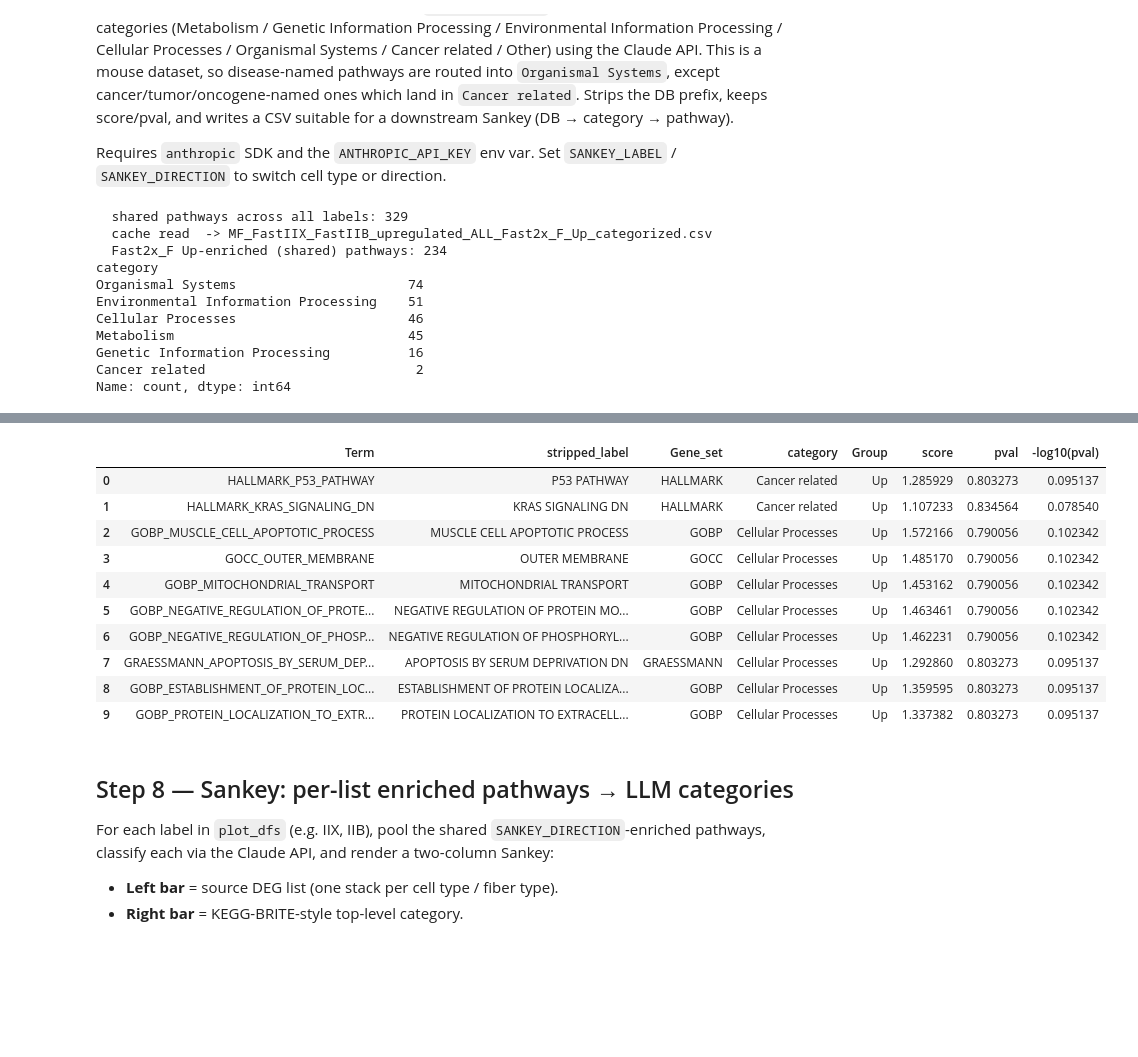
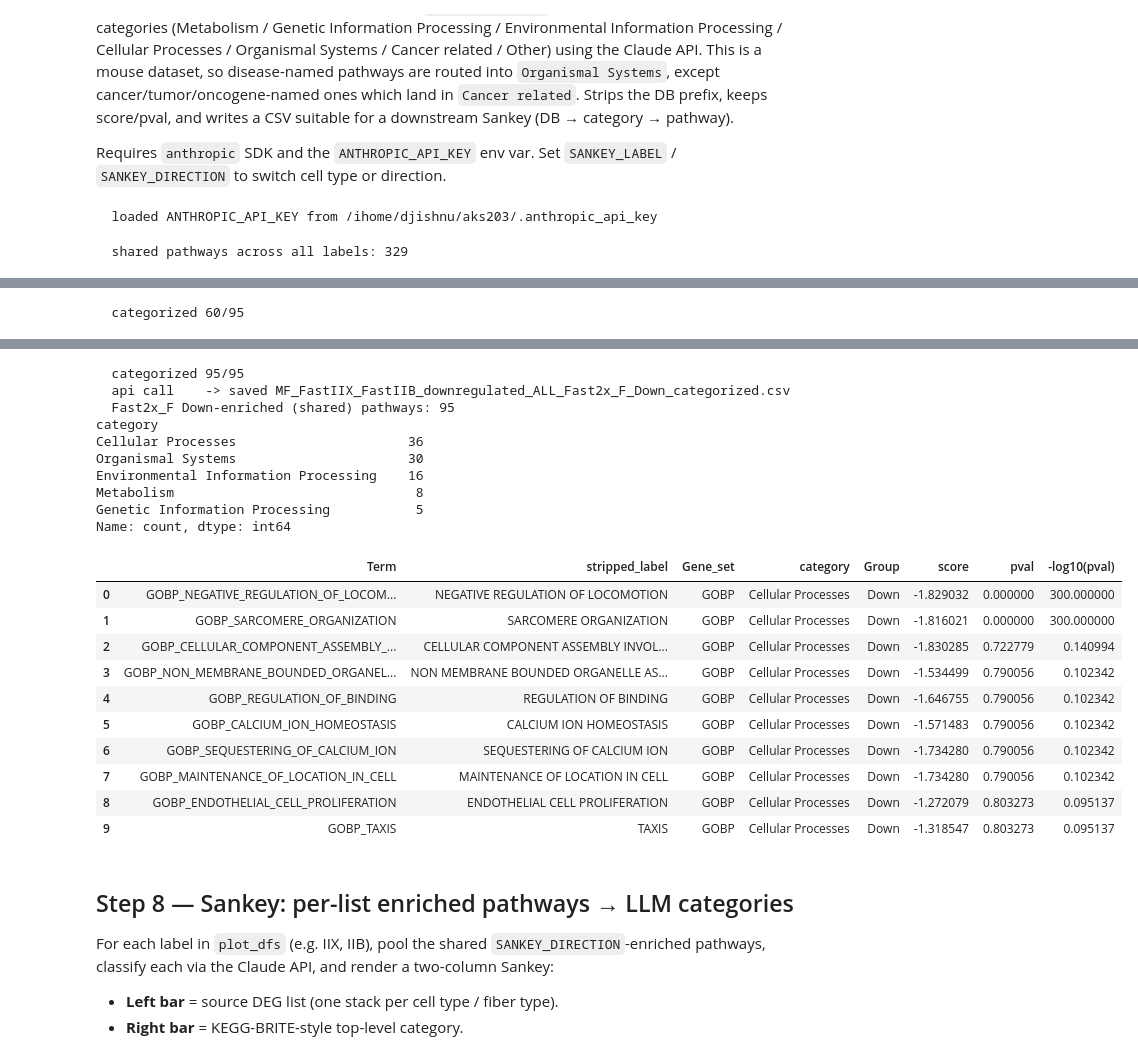
Before and after one commit to sachha-naksha/TA_muscle_ageing, a Jupyter notebook: py_scripts/3_geneset_scores/DEG_Functional_Enrichment.ipynb, the cells around one changed output, grey strips where cells are left out. Drawn from its saved outputs; the diff is of its cells as text; code cells hidden in the pictures; blank space fills up the shorter version.

```diff
--- a/py_scripts/3_geneset_scores/DEG_Functional_Enrichment.ipynb
+++ b/py_scripts/3_geneset_scores/DEG_Functional_Enrichment.ipynb
@@ -35,7 +38,7 @@ Each CSV must have:
 # Pre-ranked GSEA needs both signs to compute proper NES, so we load the
 # unfiltered Seurat DEG CSVs and pick Up / Down genes from each by avg_log2FC
 # sign based on DIRECTION_MODE. Flipping the toggle builds Up- vs Down-Sankey.
-DIRECTION_MODE = "upregulated"   # "upregulated" -> log2FC > 0, "downregulated" -> log2FC < 0
+DIRECTION_MODE = "downregulated"   # "upregulated" -> log2FC > 0, "downregulated" -> log2FC < 0
 
 SEURAT_TABLES = "/ix/djishnu/Akanksha/analysis_code/snRNA_TA_muscle_analysis/Seurat_analysis_outputs/tables"
 DEG_FILES = {
@@ -255,14 +258,16 @@ Buckets every shared, Up-direction pathway in `plot_dfs["IIX"]` into KEGG-BRITE-
 
 Requires `anthropic` SDK and the `ANTHROPIC_API_KEY` env var. Set `SANKEY_LABEL` / `SANKEY_DIRECTION` to switch cell type or direction.
 # %%
-# import os
-# from pathlib import Path
+import os
+from pathlib import Path
 
-# # Load Anthropic API key from a file outside the repo (one line, key only).
-# # Create it once: `echo "sk-ant-..." > ~/.anthropic_key && chmod 600 ~/.anthropic_key`
-# ANTHROPIC_KEY_FILE = Path("~/.anthropic_api_key").expanduser()
-# os.environ["ANTHROPIC_API_KEY"] = ANTHROPIC_KEY_FILE.read_text().strip()
-# print(f"  loaded ANTHROPIC_API_KEY from {ANTHROPIC_KEY_FILE}")
+# Load Anthropic API key from a file outside the repo (one line, key only).
+# Create it once: `echo "sk-ant-..." > ~/.anthropic_key && chmod 600 ~/.anthropic_key`
+ANTHROPIC_KEY_FILE = Path("~/.anthropic_api_key").expanduser()
+os.environ["ANTHROPIC_API_KEY"] = ANTHROPIC_KEY_FILE.read_text().strip()
+print(f"  loaded ANTHROPIC_API_KEY from {ANTHROPIC_KEY_FILE}")
+# %% [output]
+  loaded ANTHROPIC_API_KEY from /ihome/djishnu/aks203/.anthropic_api_key
 # %%
 SANKEY_LABEL = "Fast2x_F"   # which entry in plot_dfs to pool for this single-label CSV
 # SANKEY_DIRECTION is inherited from Cell A (derived from DIRECTION_MODE)
@@ -271,7 +276,7 @@ CATEGORIZE_MODEL = "claude-haiku-4-5-20251001"
 # Explicit API toggle — you choose. No auto-detection.
 #   USE_API = False -> read the cached CSV (raises if missing)
 #   USE_API = True  -> call the Claude API and (over)write the cached CSV
-USE_API = False
+USE_API = True
 
 
 def _categorized_csv_path(label, direction):
@@ -321,13 +326,3 @@ print(sankey_df["category"].value_counts())
 sankey_df.head(10)
 # %% [output]
   shared pathways across all labels: 329
-  cache read  -> MF_FastIIX_FastIIB_upregulated_ALL_Fast2x_F_Up_categorized.csv
-  Fast2x_F Up-enriched (shared) pathways: 234
-category
-Organismal Systems                      74
-Environmental Information Processing    51
-Cellular Processes                      46
-Metabolism                              45
-Genetic Information Processing          16
-Cancer related                           2
-Name: count, dtype: int64
@@ -333,0 +330 @@ Name: count, dtype: int64
+  categorized 60/95
@@ -334,14 +332,24 @@ Name: count, dtype: int64
+  categorized 95/95
+  api call    -> saved MF_FastIIX_FastIIB_downregulated_ALL_Fast2x_F_Down_categorized.csv
+  Fast2x_F Down-enriched (shared) pathways: 95
+category
+Cellular Processes                      36
+Organismal Systems                      30
+Environmental Information Processing    16
+Metabolism                               8
+Genetic Information Processing           5
+Name: count, dtype: int64
 |  | Term | stripped_label | Gene_set | category | Group | score | pval | -log10(pval) |
-| 0 | HALLMARK_P53_PATHWAY | P53 PATHWAY | HALLMARK | Cancer related | Up | 1.285929 | 0.803273 | 0.095137 |
-| 1 | HALLMARK_KRAS_SIGNALING_DN | KRAS SIGNALING DN | HALLMARK | Cancer related | Up | 1.107233 | 0.834564 | 0.078540 |
-| 2 | GOBP_MUSCLE_CELL_APOPTOTIC_PROCESS | MUSCLE CELL APOPTOTIC PROCESS | GOBP | Cellular Processes | Up | 1.572166 | 0.790056 | 0.102342 |
-| 3 | GOCC_OUTER_MEMBRANE | OUTER MEMBRANE | GOCC | Cellular Processes | Up | 1.485170 | 0.790056 | 0.102342 |
-| 4 | GOBP_MITOCHONDRIAL_TRANSPORT | MITOCHONDRIAL TRANSPORT | GOBP | Cellular Processes | Up | 1.453162 | 0.790056 | 0.102342 |
-| 5 | GOBP_NEGATIVE_REGULATION_OF_PROTE... | NEGATIVE REGULATION OF PROTEIN MO... | GOBP | Cellular Processes | Up | 1.463461 | 0.790056 | 0.102342 |
-| 6 | GOBP_NEGATIVE_REGULATION_OF_PHOSP... | NEGATIVE REGULATION OF PHOSPHORYL... | GOBP | Cellular Processes | Up | 1.462231 | 0.790056 | 0.102342 |
-| 7 | GRAESSMANN_APOPTOSIS_BY_SERUM_DEP... | APOPTOSIS BY SERUM DEPRIVATION DN | GRAESSMANN | Cellular Processes | Up | 1.292860 | 0.803273 | 0.095137 |
-| 8 | GOBP_ESTABLISHMENT_OF_PROTEIN_LOC... | ESTABLISHMENT OF PROTEIN LOCALIZA... | GOBP | Cellular Processes | Up | 1.359595 | 0.803273 | 0.095137 |
-| 9 | GOBP_PROTEIN_LOCALIZATION_TO_EXTR... | PROTEIN LOCALIZATION TO EXTRACELL... | GOBP | Cellular Processes | Up | 1.337382 | 0.803273 | 0.095137 |
+| 0 | GOBP_NEGATIVE_REGULATION_OF_LOCOM... | NEGATIVE REGULATION OF LOCOMOTION | GOBP | Cellular Processes | Down | -1.829032 | 0.000000 | 300.000000 |
+| 1 | GOBP_SARCOMERE_ORGANIZATION | SARCOMERE ORGANIZATION | GOBP | Cellular Processes | Down | -1.816021 | 0.000000 | 300.000000 |
+| 2 | GOBP_CELLULAR_COMPONENT_ASSEMBLY_... | CELLULAR COMPONENT ASSEMBLY INVOL... | GOBP | Cellular Processes | Down | -1.830285 | 0.722779 | 0.140994 |
+| 3 | GOBP_NON_MEMBRANE_BOUNDED_ORGANEL... | NON MEMBRANE BOUNDED ORGANELLE AS... | GOBP | Cellular Processes | Down | -1.534499 | 0.790056 | 0.102342 |
+| 4 | GOBP_REGULATION_OF_BINDING | REGULATION OF BINDING | GOBP | Cellular Processes | Down | -1.646755 | 0.790056 | 0.102342 |
+| 5 | GOBP_CALCIUM_ION_HOMEOSTASIS | CALCIUM ION HOMEOSTASIS | GOBP | Cellular Processes | Down | -1.571483 | 0.790056 | 0.102342 |
+| 6 | GOBP_SEQUESTERING_OF_CALCIUM_ION | SEQUESTERING OF CALCIUM ION | GOBP | Cellular Processes | Down | -1.734280 | 0.790056 | 0.102342 |
+| 7 | GOBP_MAINTENANCE_OF_LOCATION_IN_CELL | MAINTENANCE OF LOCATION IN CELL | GOBP | Cellular Processes | Down | -1.734280 | 0.790056 | 0.102342 |
+| 8 | GOBP_ENDOTHELIAL_CELL_PROLIFERATION | ENDOTHELIAL CELL PROLIFERATION | GOBP | Cellular Processes | Down | -1.272079 | 0.803273 | 0.095137 |
+| 9 | GOBP_TAXIS | TAXIS | GOBP | Cellular Processes | Down | -1.318547 | 0.803273 | 0.095137 |
 # %% [markdown]
 ## Step 8 — Sankey: per-list enriched pathways → LLM categories
 
```
Also changed, not shown: parts of 6 cells of this notebook.
